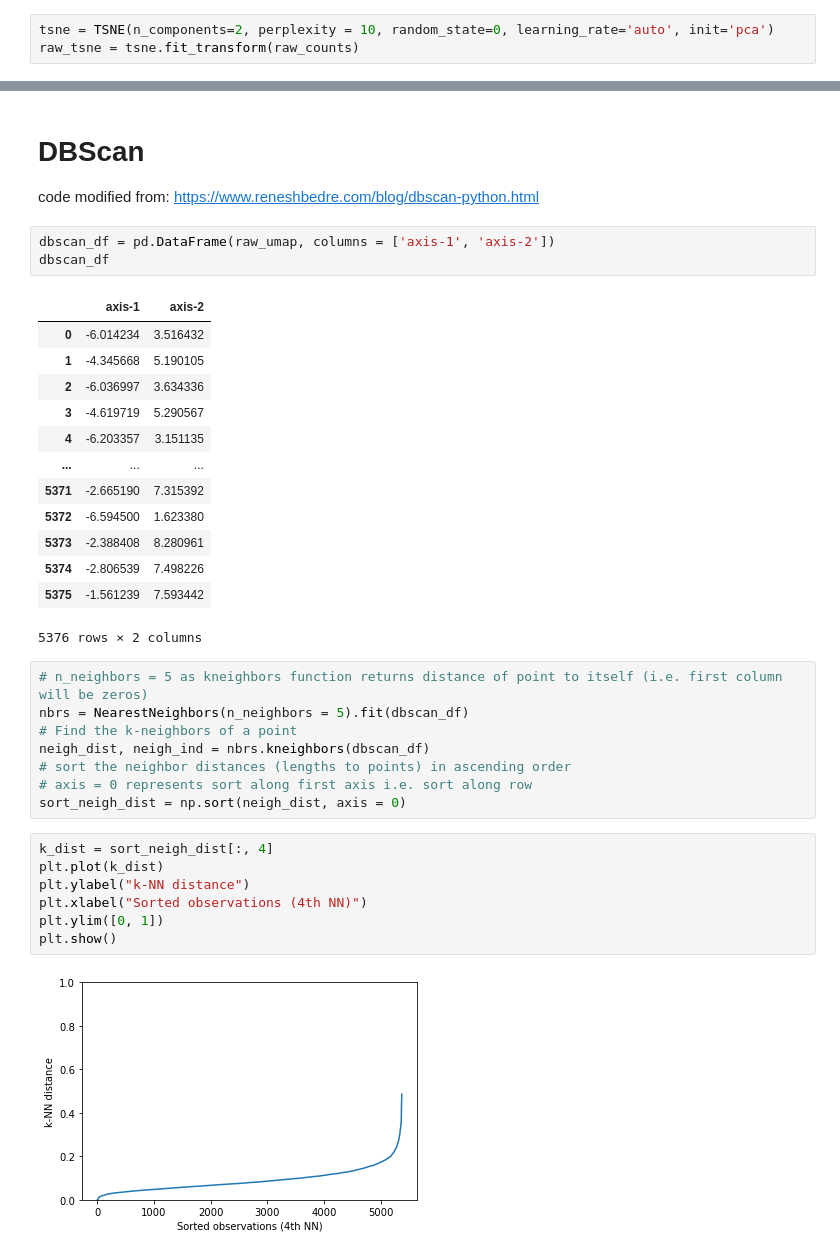
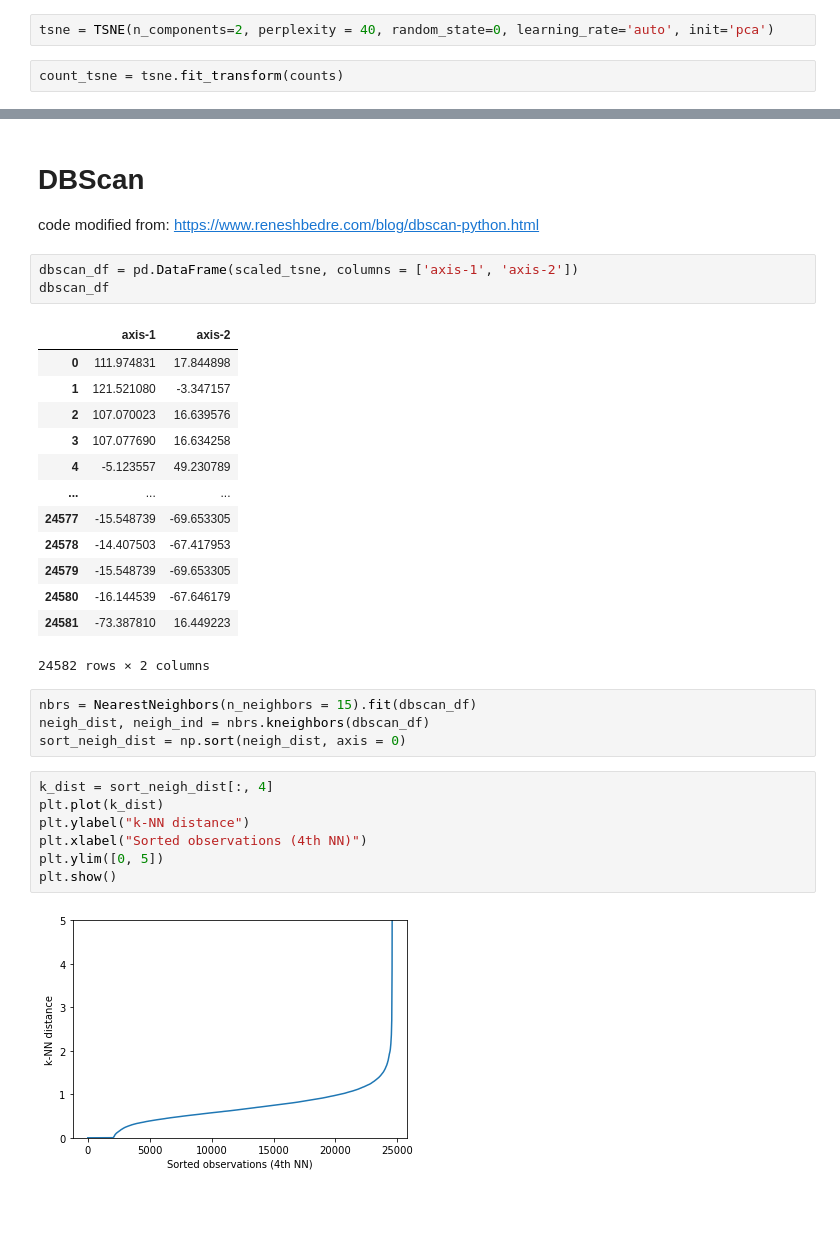
Before and after one commit to Harin329/SNCluster, a Jupyter notebook: dbscan.ipynb, the cells around one changed output, grey strips where cells are left out. Saved outputs shown, nothing was run; the diff lists cells and outputs as text; blank space fills up the shorter version.

Commit message:
hdbscan + fix dbscan previously unsaved changes

```diff
--- a/dbscan.ipynb
+++ b/dbscan.ipynb
@@ -61,8 +79,9 @@ True
 # %% [markdown]
 # t-SNE
 # %%
-tsne = TSNE(n_components=2, perplexity = 10, random_state=0, learning_rate='auto', init='pca')
-raw_tsne = tsne.fit_transform(raw_counts)
+tsne = TSNE(n_components=2, perplexity = 40, random_state=0, learning_rate='auto', init='pca')
+# %%
+count_tsne = tsne.fit_transform(counts)
 # %%
 scaled_tsne = tsne.fit_transform(scaled_data)
 # %%
@@ -116,36 +137,32 @@ Text(0.5, 1.0, 'UMAP for Log Transformation')
 
 code modified from: https://www.reneshbedre.com/blog/dbscan-python.html
 # %%
-dbscan_df = pd.DataFrame(raw_umap, columns = ['axis-1', 'axis-2'])
+dbscan_df = pd.DataFrame(scaled_tsne, columns = ['axis-1', 'axis-2'])
 dbscan_df
 # %% [output]
 |  | axis-1 | axis-2 |
-| 0 | -6.014234 | 3.516432 |
-| 1 | -4.345668 | 5.190105 |
-| 2 | -6.036997 | 3.634336 |
-| 3 | -4.619719 | 5.290567 |
-| 4 | -6.203357 | 3.151135 |
+| 0 | 111.974831 | 17.844898 |
+| 1 | 121.521080 | -3.347157 |
+| 2 | 107.070023 | 16.639576 |
+| 3 | 107.077690 | 16.634258 |
+| 4 | -5.123557 | 49.230789 |
 | ... | ... | ... |
-| 5371 | -2.665190 | 7.315392 |
-| 5372 | -6.594500 | 1.623380 |
-| 5373 | -2.388408 | 8.280961 |
-| 5374 | -2.806539 | 7.498226 |
-| 5375 | -1.561239 | 7.593442 |
+| 24577 | -15.548739 | -69.653305 |
+| 24578 | -14.407503 | -67.417953 |
+| 24579 | -15.548739 | -69.653305 |
+| 24580 | -16.144539 | -67.646179 |
+| 24581 | -73.387810 | 16.449223 |
-5376 rows × 2 columns
+24582 rows × 2 columns
 # %%
-# n_neighbors = 5 as kneighbors function returns distance of point to itself (i.e. first column will be zeros)
-nbrs = NearestNeighbors(n_neighbors = 5).fit(dbscan_df)
-# Find the k-neighbors of a point
+nbrs = NearestNeighbors(n_neighbors = 15).fit(dbscan_df)
 neigh_dist, neigh_ind = nbrs.kneighbors(dbscan_df)
-# sort the neighbor distances (lengths to points) in ascending order
-# axis = 0 represents sort along first axis i.e. sort along row
 sort_neigh_dist = np.sort(neigh_dist, axis = 0)
 # %%
 k_dist = sort_neigh_dist[:, 4]
 plt.plot(k_dist)
 plt.ylabel("k-NN distance")
 plt.xlabel("Sorted observations (4th NN)")
-plt.ylim([0, 1])
+plt.ylim([0, 5])
 plt.show()
 # %% [output]
-[figure, old version]
+[figure, new version]
```
Also changed, not shown: parts of 32 cells of this notebook, 1 other file.
